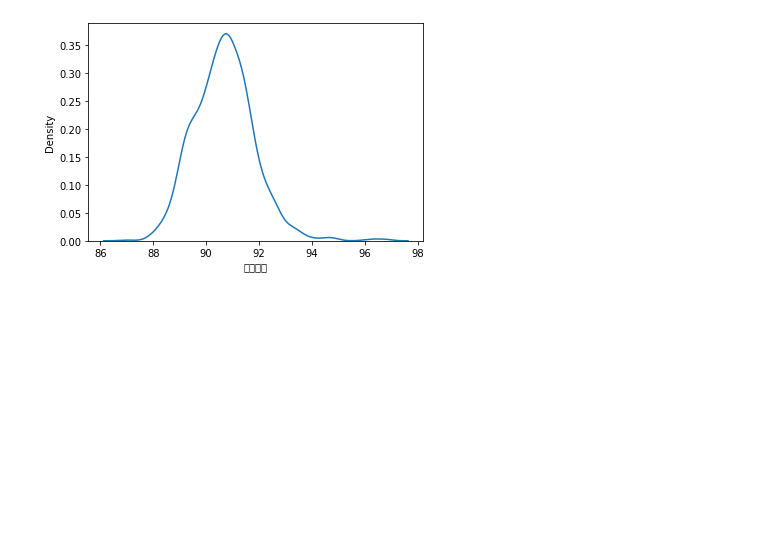
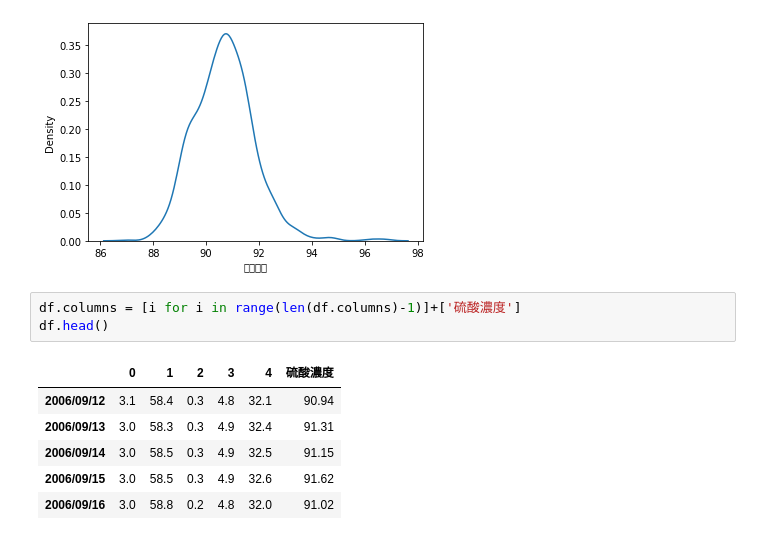
Before and after one commit to skywalker0803r/ALK-, a Jupyter notebook: ALK硫酸腐蝕預測.ipynb, the cells around one changed output. Saved outputs shown, nothing was run; the diff lists cells and outputs as text; blank space fills up the shorter version.

```diff
--- a/ALK硫酸腐蝕預測.ipynb
+++ b/ALK硫酸腐蝕預測.ipynb
@@ -70,6 +70,16 @@ for i in df.columns:
 [figure]
 硫酸濃度
 [figure]
+# %%
+df.columns = [i for i in range(len(df.columns)-1)]+['硫酸濃度']
+df.head()
+# %% [output]
+|  | 0 | 1 | 2 | 3 | 4 | 硫酸濃度 |
+| 2006/09/12 | 3.1 | 58.4 | 0.3 | 4.8 | 32.1 | 90.94 |
+| 2006/09/13 | 3.0 | 58.3 | 0.3 | 4.9 | 32.4 | 91.31 |
+| 2006/09/14 | 3.0 | 58.5 | 0.3 | 4.9 | 32.5 | 91.15 |
+| 2006/09/15 | 3.0 | 58.5 | 0.3 | 4.9 | 32.6 | 91.62 |
+| 2006/09/16 | 3.0 | 58.8 | 0.2 | 4.8 | 32.0 | 91.02 |
 # %%
 import xgboost
 model = xgboost.XGBRegressor()
```
Also changed, not shown: parts of 1 cell of this notebook.
